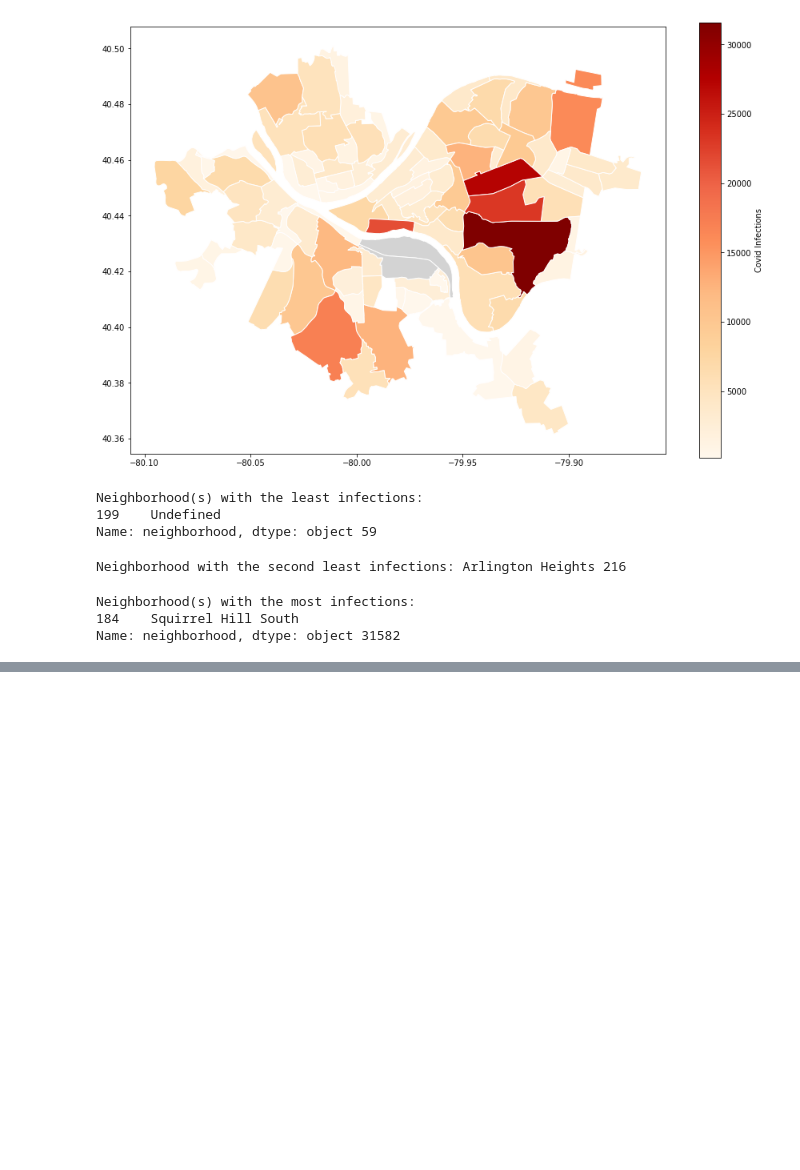
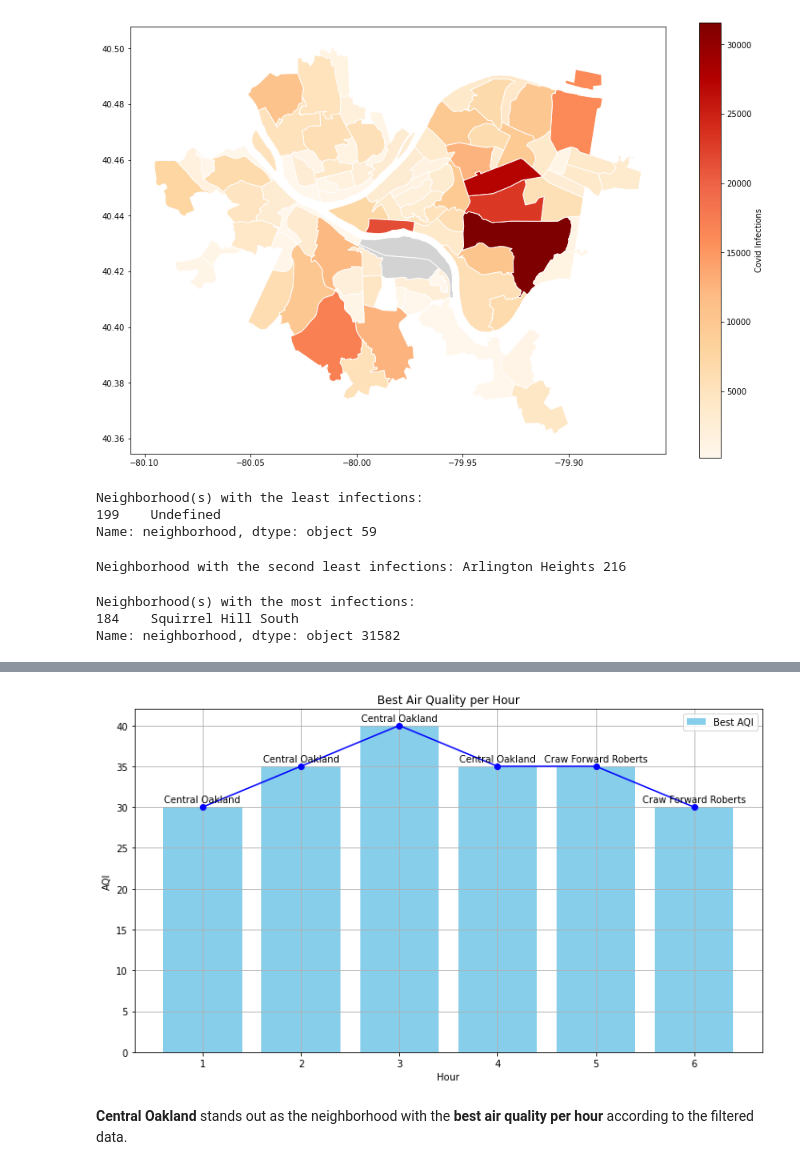
Before and after one commit to AbdulrehmanKhan05/Final-Project, a Jupyter notebook: covid.ipynb, the cells around one changed output, grey strips where cells are left out. Cells and saved outputs as stored; diff of their text form; code cells hidden in the pictures; blank space fills up the shorter version.

```diff
--- a/covid.ipynb
+++ b/covid.ipynb
@@ -134,0 +193,40 @@ Name: neighborhood, dtype: object 31582
+# %%
+import pandas as pd
+import matplotlib.pyplot as plt
+
+data = {
+    'Hour': [1, 2, 3, 4, 5, 6],
+    'Central Oakland': [30, 35, 40, 35, 45, 50],
+    'North Oakland': [60, 55, 50, 45, 40, 35],
+    'West Oakland': [70, 65, 60, 55, 50, 45],
+    'Craw Forward Roberts': [55, 50, 45, 40, 35, 30],
+    'Strip Districts': [40, 45, 50, 55, 60, 65]
+}
+
+df = pd.DataFrame(data)
+
+# Find the best air quality per hour and the corresponding neighborhood
+valid_columns = df.columns.difference(['Hour'])  # Exclude 'Hour' column
+df['Best Neighborhood'] = df[valid_columns].idxmin(axis=1)
+df['Best AQI'] = df[valid_columns].min(axis=1)
+
+# Create a waterfall chart showing the best air quality per hour
+plt.figure(figsize=(10, 6))
+plt.bar(df['Hour'], df['Best AQI'], color='skyblue', label='Best AQI')
+plt.plot(df['Hour'], df['Best AQI'], marker='o', color='blue')
+plt.xlabel('Hour')
+plt.ylabel('AQI')
+plt.title('Best Air Quality per Hour')
+plt.xticks(df['Hour'])
+plt.legend()
+
+for i, txt in enumerate(df['Best Neighborhood']):
+    plt.annotate(txt, (df['Hour'][i], df['Best AQI'][i]), textcoords="offset points", xytext=(0,5), ha='center')
+
+plt.grid(True)
+plt.tight_layout()
+plt.show()
+# %% [output]
+[figure, added]
+# %% [markdown]
+**Central Oakland** stands out as the neighborhood with the **best air quality per hour** according to the filtered data.
```
Also changed, not shown: parts of 4 cells of this notebook, 1 other file.
